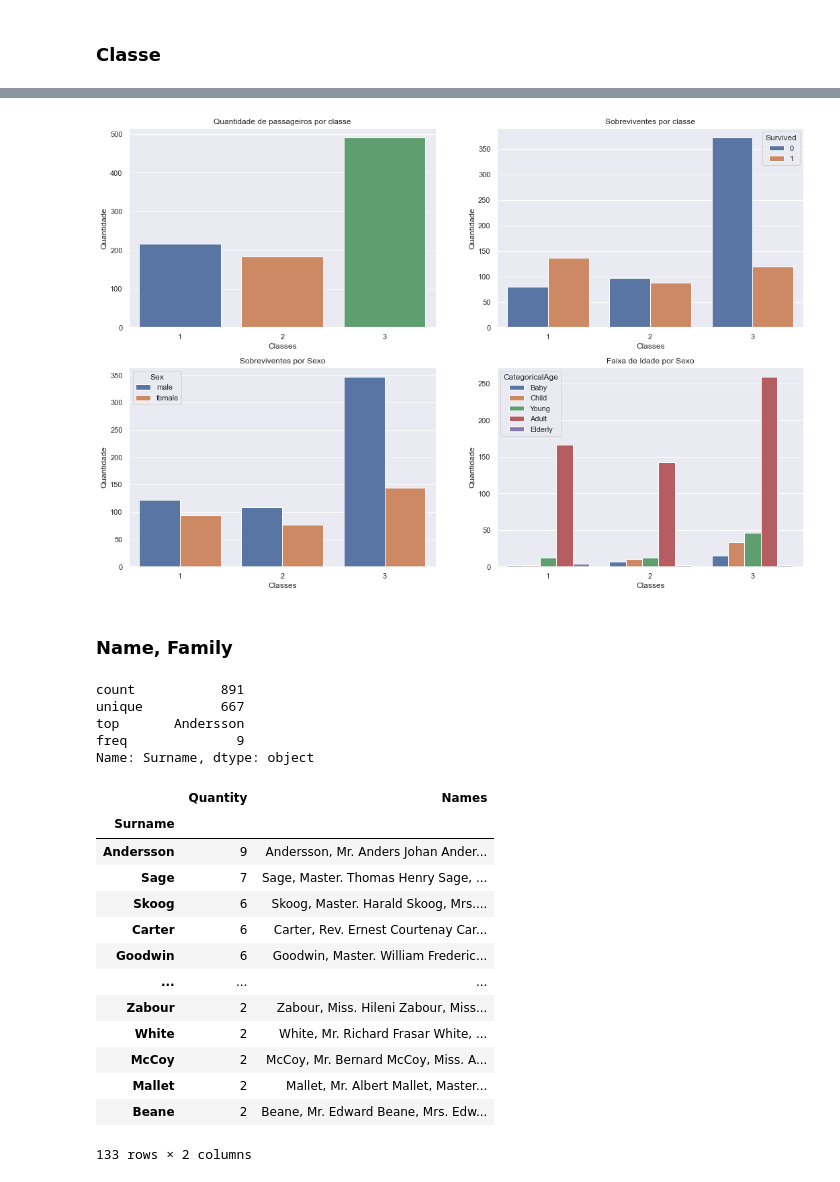
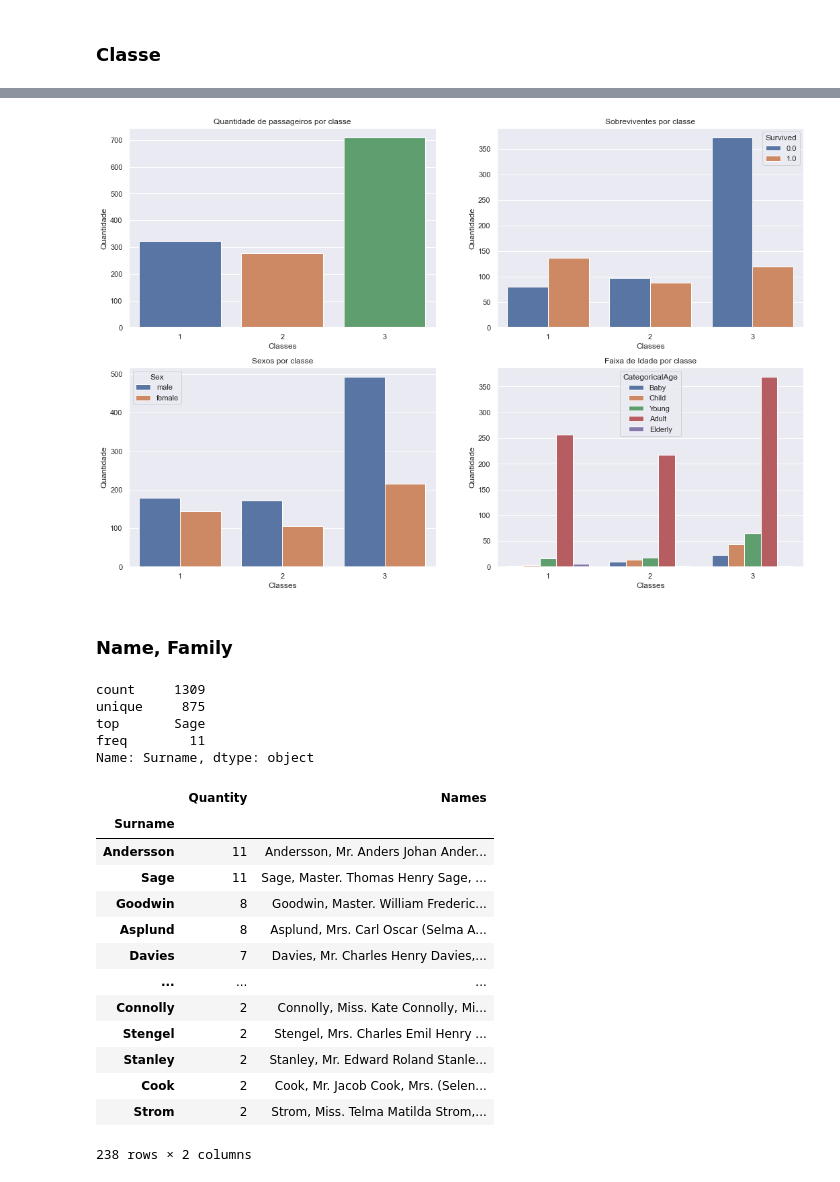
Before and after one commit to Angelicogfa/PortifolioDataScience, a Jupyter notebook: Classificação/Titanic.ipynb, the cells around one changed output, grey strips where cells are left out. Cells and saved outputs as stored; diff of their text form; code cells hidden in the pictures.

```diff
--- a/Classificação/Titanic.ipynb
+++ b/Classificação/Titanic.ipynb
@@ -5,7 +5,11 @@ Este jupiter notebook tem como objetivo analisar o dataset do titanic a fim de i
 # %%
 import pandas as pd
 
-df = pd.read_csv('./datasets/titanic/train.csv')
+df_train = pd.read_csv('./datasets/titanic/train.csv')
+df_test = pd.read_csv('./datasets/titanic/test.csv')
+
+df = pd.concat([df_train, df_test], ignore_index=True)
+
 df.head()
 # %% [output]
 |  | PassengerId | Survived | Pclass | Name | Sex | Age | SibSp | Parch | Ticket | Fare | ... |
@@ -29,6 +33,7 @@ cabin|	Cabin number	|
 embarked	|Port of Embarkation|	C = Cherbourg, Q = Queenstown, S = Southampton
 # %%
 df['Pclass'] = df['Pclass'].astype('category')
+df['Embarked'] = df['Embarked'].astype('category')
 # %% [markdown]
 ## Análise exploratória
 
@@ -126,14 +145,14 @@ Name: Pclass, dtype: int64
 # %%
 fig, ax = plt.subplots(nrows=2, ncols=2, figsize=(18,12))
 
 sns.countplot(x='Pclass', data=df, ax=ax[0][0]).set(title='Quantidade de passageiros por classe', xlabel='Classes', ylabel='Quantidade')
 sns.countplot(x='Pclass', hue='Survived', data=df, ax=ax[0][1]).set(title='Sobreviventes por classe', xlabel='Classes', ylabel='Quantidade')
-sns.countplot(x='Pclass', hue='Sex', data=df, ax=ax[1][0]).set(title='Sobreviventes por Sexo', xlabel='Classes', ylabel='Quantidade')
-sns.countplot(x='Pclass', hue='CategoricalAge', data=df, ax=ax[1][1]).set(title='Faixa de Idade por Sexo', xlabel='Classes', ylabel='Quantidade')
+sns.countplot(x='Pclass', hue='Sex', data=df, ax=ax[1][0]).set(title='Sexos por classe', xlabel='Classes', ylabel='Quantidade')
+sns.countplot(x='Pclass', hue='CategoricalAge', data=df, ax=ax[1][1]).set(title='Faixa de Idade por classe', xlabel='Classes', ylabel='Quantidade')
 
 plt.show()
 # %% [output]
-[figure, old version]
+[figure, new version]
 # %% [markdown]
 ### Name, Family
 # %%
@@ -141,10 +160,10 @@ df['Surname'] = np.array(df['Name'].str.split(',').tolist())[:, 0]
 # %%
 df['Surname'].describe()
 # %% [output]
-count           891
-unique          667
-top       Andersson
-freq              9
+count     1309
+unique     875
+top       Sage
+freq        11
 Name: Surname, dtype: object
 # %%
 family = df.groupby(['Surname']).agg(Quantity=('Name', len), Names=('Name', ' '.join)).sort_values('Quantity', ascending=False)
@@ -152,18 +171,18 @@ family[family['Quantity'] > 1]
 # %% [output]
 |  | Quantity | Names |
 | Surname |  |  |
-| Andersson | 9 | Andersson, Mr. Anders Johan Ander... |
-| Sage | 7 | Sage, Master. Thomas Henry Sage, ... |
-| Skoog | 6 | Skoog, Master. Harald Skoog, Mrs.... |
-| Carter | 6 | Carter, Rev. Ernest Courtenay Car... |
-| Goodwin | 6 | Goodwin, Master. William Frederic... |
+| Andersson | 11 | Andersson, Mr. Anders Johan Ander... |
+| Sage | 11 | Sage, Master. Thomas Henry Sage, ... |
+| Goodwin | 8 | Goodwin, Master. William Frederic... |
+| Asplund | 8 | Asplund, Mrs. Carl Oscar (Selma A... |
+| Davies | 7 | Davies, Mr. Charles Henry Davies,... |
 | ... | ... | ... |
-| Zabour | 2 | Zabour, Miss. Hileni Zabour, Miss... |
-| White | 2 | White, Mr. Richard Frasar White, ... |
-| McCoy | 2 | McCoy, Mr. Bernard McCoy, Miss. A... |
-| Mallet | 2 | Mallet, Mr. Albert Mallet, Master... |
-| Beane | 2 | Beane, Mr. Edward Beane, Mrs. Edw... |
+| Connolly | 2 | Connolly, Miss. Kate Connolly, Mi... |
+| Stengel | 2 | Stengel, Mrs. Charles Emil Henry ... |
+| Stanley | 2 | Stanley, Mr. Edward Roland Stanle... |
+| Cook | 2 | Cook, Mr. Jacob Cook, Mrs. (Selen... |
+| Strom | 2 | Strom, Miss. Telma Matilda Strom,... |
-133 rows × 2 columns
+238 rows × 2 columns
 # %%
 df.loc[(df['SibSp'] > 0) | (df['Parch'] > 0)][['Surname', 'SibSp', 'Parch']]
 # %% [output]
```
Also changed, not shown: parts of 17 cells of this notebook, 2 other files.
